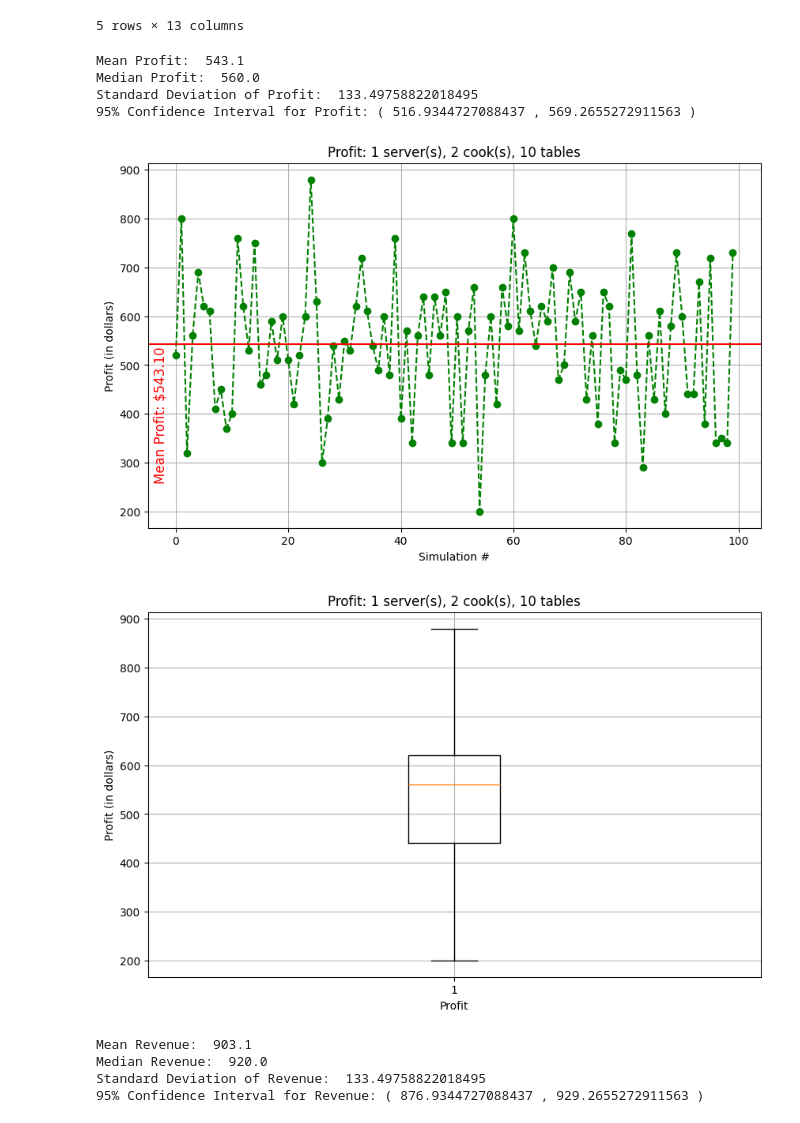
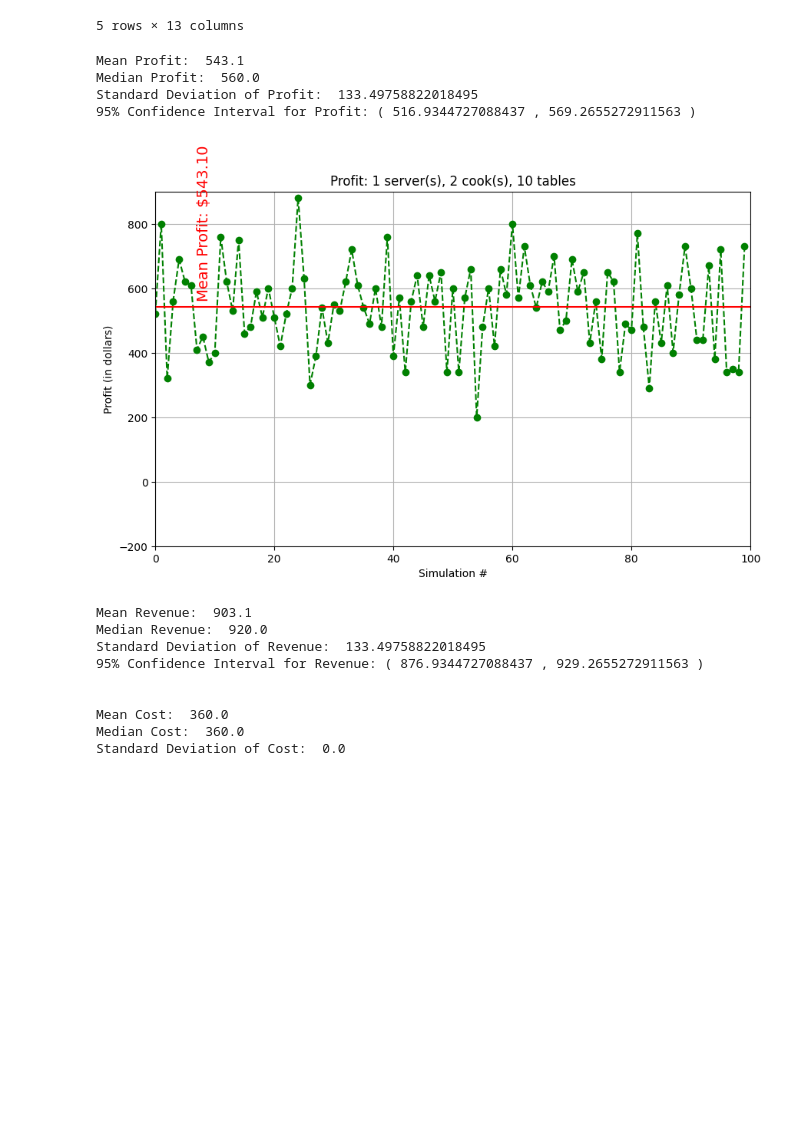
Before and after one commit to sergiovalentini11/msds460-term-project, a Jupyter notebook: res-sim-takeout-dinein.ipynb, the cells around one changed output. Drawn from its saved outputs; the diff is of its cells as text; code cells hidden in the pictures; blank space fills up the shorter version.

Commit message:
3rd experiment and graphs added

```diff
--- a/res-sim-takeout-dinein.ipynb
+++ b/res-sim-takeout-dinein.ipynb
@@ -804,47 +804,55 @@ print("\n")
 plt.figure(figsize = (10, 6))
 plt.plot(totals_df['Simulation'], totals_df['Profit'], marker = 'o', linestyle = '--', color = 'green')
 plt.axhline(y = mean_profit, color = 'red', linestyle = '-', label = 'Mean Profit')
-plt.text(-4, mean_profit - 280, f'Mean Profit: ${mean_profit:.2f}', color = 'red', fontsize = 12, rotation = 90)
+plt.axis([0, 100, -200, 900])
+plt.text(7, mean_profit + 25, f'Mean Profit: ${mean_profit:.2f}', color = 'red', fontsize = 14, rotation = 90)
 plt.xlabel('Simulation #')
 plt.ylabel('Profit (in dollars)')
 plt.title('Profit: %s server(s), %s cook(s), %s tables' % (NUM_SERVERS, NUM_COOKS, NUM_TABLES))
 plt.grid(True)
 plt.show()
 
-# plot a box plot of the profit
-plt.figure(figsize = (10, 6))
-plt.boxplot(totals_df['Profit'])
-plt.ylabel('Profit (in dollars)')
-plt.xlabel('Profit')
-plt.title('Profit: %s server(s), %s cook(s), %s tables' % (NUM_SERVERS, NUM_COOKS, NUM_TABLES))
-plt.grid(True)
-plt.show()
 
 # calculate the mean, median, and standard deviation of the revenue
 mean_revenue = totals_df['Revenue'].mean()
 median_revenue = totals_df['Revenue'].median()
 std_revenue = totals_df['Revenue'].std()
 
 # print out the mean, median, and standard deviation of the revenue
 print("Mean Revenue: ", mean_revenue)
 print("Median Revenue: ", median_revenue)
 print("Standard Deviation of Revenue: ", std_revenue)
 
 # calculate the 95% confidence interval for the revenue
 confidence_interval = 1.96 * (std_revenue / np.sqrt(NUM_SIMULATIONS))
 lower_bound = mean_revenue - confidence_interval
 upper_bound = mean_revenue + confidence_interval
 
 # print out the 95% confidence interval for the revenue
 print("95% Confidence Interval for Revenue: (", lower_bound, ",", upper_bound, ")")
+print("\n")
+
+# calculate the mean, median, and standard deviation of the cost
+mean_cost = totals_df['Cost'].mean()
+median_cost = totals_df['Cost'].median()
+std_cost = totals_df['Cost'].std()
+
+# print out the mean, median, and standard deviation of the cost
+print("Mean Cost: ", mean_cost)
+print("Median Cost: ", median_cost)
+print("Standard Deviation of Cost: ", std_cost)
 # %% [output]
 Mean Profit:  543.1
 Median Profit:  560.0
 Standard Deviation of Profit:  133.49758822018495
 95% Confidence Interval for Profit: ( 516.9344727088437 , 569.2655272911563 )
-[figure, old version]
+[figure, new version]
-[figure, removed]
 Mean Revenue:  903.1
 Median Revenue:  920.0
 Standard Deviation of Revenue:  133.49758822018495
 95% Confidence Interval for Revenue: ( 876.9344727088437 , 929.2655272911563 )
+
+
+Mean Cost:  360.0
+Median Cost:  360.0
+Standard Deviation of Cost:  0.0
```
Also changed, not shown: parts of 1 cell of this notebook, 6 other files.
